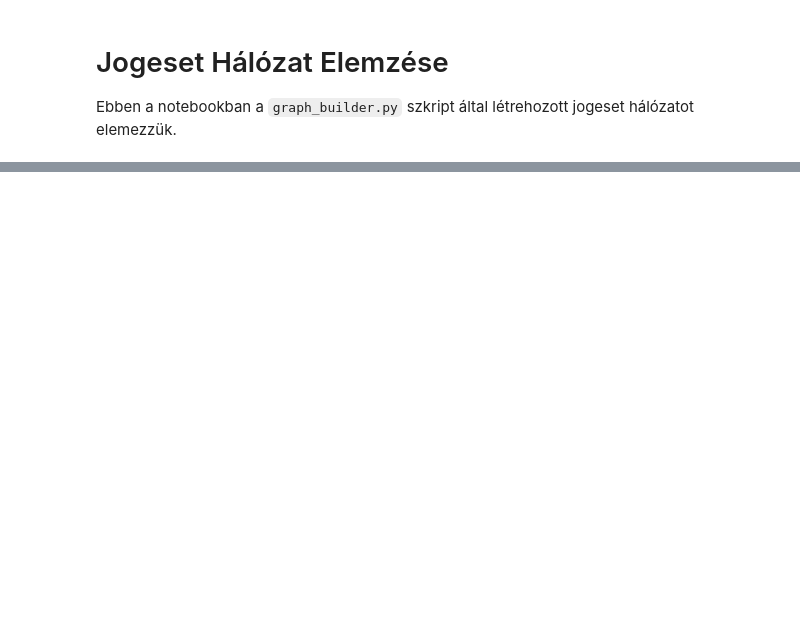
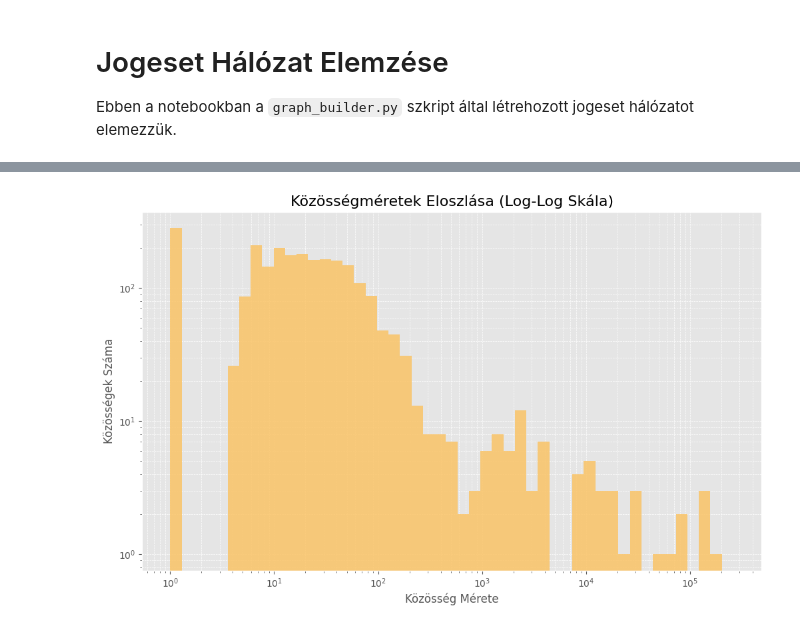
Before and after one commit to ZeleMate/Szakdolgozat, a Jupyter notebook: notebooks/graph_analysis.ipynb, the cells around one changed output, grey strips where cells are left out. Drawn from its saved outputs; the diff is of its cells as text; code cells hidden in the pictures; blank space fills up the shorter version.

```diff
--- a/notebooks/graph_analysis.ipynb
+++ b/notebooks/graph_analysis.ipynb
@@ -116,15 +3,0 @@ Csomópontok száma: 1585738
-# %%
-try:
-    # Metaadatok betöltése a konfigurációból
-    print(f"Metaadat betöltése: {METADATA_PATH}")
-    with open(METADATA_PATH, 'r', encoding='utf-8') as f:
-        metadata = json.load(f)
-    print(f'Metaadatok sikeresen betöltve: {METADATA_PATH}')
-
-    # Betöltött metaadatok megjelenítése
-    print('\nBetöltött Metaadatok:')
-    for key, value in metadata.items():
-        print(f'- {key}: {value}')
-except Exception as e:
-    print(f'Hiba a metaadat fájl betöltése közben: {e}')
-    metadata = None
@@ -1255,0 +397,50 @@ Gráf robusztusság elemzés értelmezése:
+# %%
+if G and G.number_of_nodes() > 0:
+    print("Közösségdetektálás Louvain módszerrel...")
+
+    # A közösségdetektáláshoz irányítatlan gráf kell
+    UG = G.to_undirected()
+
+    print("Irányítatlan gráf létrehozva. Kezdődik a partícionálás...")
+    start_time = time.time()
+    partition = community_louvain.best_partition(UG, random_state=42)
+    end_time = time.time()
+
+    print(f"Louvain közösségdetektálás futásideje: {end_time - start_time:.2f} másodperc")
+
+    # Eredmények feldolgozása
+    num_communities = len(set(partition.values()))
+    modularity = community_louvain.modularity(partition, UG)
+
+    print(f"\nDetektált közösségek száma: {num_communities}")
+    print(f"Modularitás: {modularity:.4f} (jó érték > 0.3)")
+
+    community_sizes = pd.Series(partition).value_counts()
+
+    print("\n--- Közösségméretek statisztikái ---")
+    print(community_sizes.describe())
+
+    # Javított vizualizáció hisztogrammal és logaritmikus bin-ekkel
+    plt.figure(figsize=(12, 7))
+
+    sizes_to_plot = community_sizes[community_sizes > 0]
+
+    if not sizes_to_plot.empty:
+        # Logaritmikus bin-ek létrehozása a jobb vizualizációhoz
+        min_size, max_size = sizes_to_plot.min(), sizes_to_plot.max()
+        bins = np.logspace(np.log10(min_size), np.log10(max_size), 50)
+
+        plt.hist(sizes_to_plot, bins=bins, alpha=0.8, color='C4')
+
+        plt.xscale('log')
+        plt.yscale('log')
+        plt.title('Közösségméretek Eloszlása (Log-Log Skála)', fontsize=16)
+        plt.xlabel('Közösség Mérete', fontsize=12)
+        plt.ylabel('Közösségek Száma', fontsize=12)
+        plt.grid(True, which="both", ls="--", linewidth=0.5)
+        plt.show()
+    else:
+        print("Nincsenek ábrázolható méretű közösségek.")
+else:
+    print('A gráf (G) nincs betöltve vagy üres.')
+# %% [output]
@@ -1255,0 +464 @@ Gráf robusztusság elemzés értelmezése:
+[figure, added]
```
Also changed, not shown: parts of 38 cells of this notebook, 1 other file.
